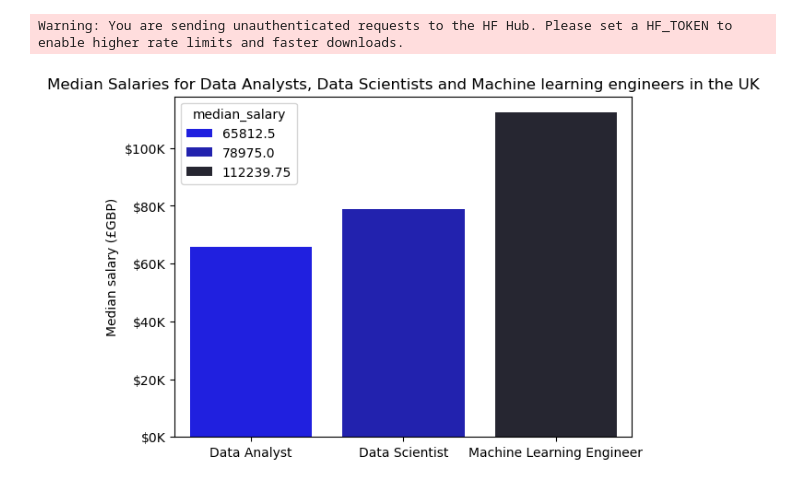
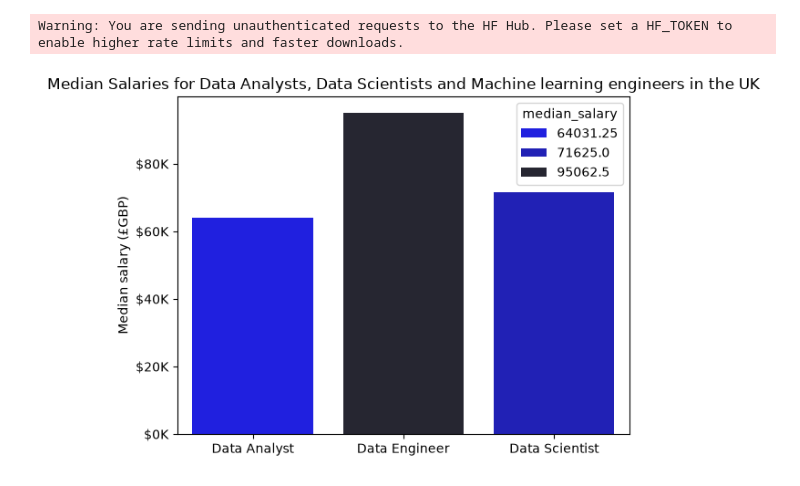
Before and after one commit to Frasermc2605/Python_Data_Project, a Jupyter notebook: Project/EDA.ipynb, the cells around one changed output. Saved outputs shown, nothing was run; the diff lists cells and outputs as text; code cells hidden in the pictures.

```diff
--- a/Project/EDA.ipynb
+++ b/Project/EDA.ipynb
@@ -10,6 +10,8 @@ import seaborn as sns
 dataset = load_dataset('lukebarousse/data_jobs')
 df = dataset['train'].to_pandas()
 
+df = pd.read_csv("D:\Python_Data_Project\Project\job_postings_up_to_date.csv")
+
 # Data Cleanup
 df['job_posted_date'] = pd.to_datetime(df['job_posted_date'])
 df['job_skills'] = df['job_skills'].apply(lambda x: ast.literal_eval(x) if pd.notna(x) else x)
@@ -17,29 +19,29 @@ df['job_skills'] = df['job_skills'].apply(lambda x: ast.literal_eval(x) if pd.no
 Warning: You are sending unauthenticated requests to the HF Hub. Please set a HF_TOKEN to enable higher rate limits and faster downloads.
 # %%
 
-df_UK = df[(df['job_title_short'].isin(['Machine Learning Engineer', 'Data Analyst', 'Data Scientist']))&
+df_UK = df[(df['job_title_short'].isin(['Data Engineer', 'Data Analyst', 'Data Scientist']))&
             (df['job_country'] == 'United Kingdom')].dropna(subset = ['salary_year_avg'])
 
 df_UK['salary_year_avg'] = df_UK['salary_year_avg']*0.75
 
 df_UK_group = (
     df_UK.groupby('job_title_short')['salary_year_avg']
                 .median()
                 .reset_index(name = 'median_salary')
 )
 
 sns.barplot(data = df_UK_group,
              x = 'job_title_short',
                y = 'median_salary',
                    palette = 'dark:b_r',
                    hue = 'median_salary')
 plt.xlabel('')
 plt.ylabel('Median salary (£GBP)')
 plt.title('Median Salaries for Data Analysts, Data Scientists and Machine learning engineers in the UK')
 
 ax = plt.gca()
 ax.yaxis.set_major_formatter(plt.FuncFormatter(lambda y, pos: f'${int(y/1000)}K'))
 
 plt.show()
 # %% [output]
-[figure, old version]
+[figure, new version]
```
Also changed, not shown: parts of 2 cells of this notebook, 10 other files.
